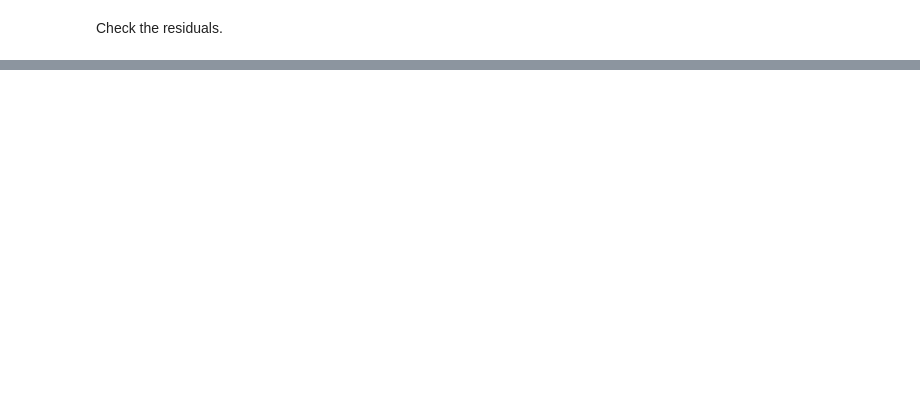
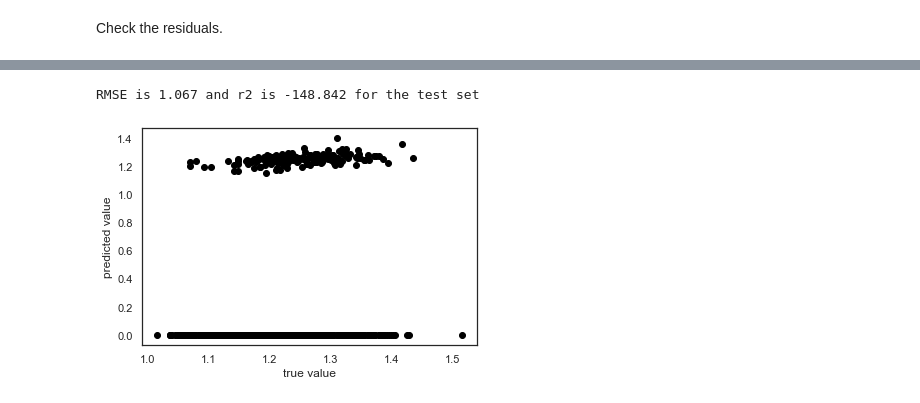
Before and after one commit to walkerkq/crochet_patterns, a Jupyter notebook: patterns.ipynb, the cells around one changed output, grey strips where cells are left out. Drawn from its saved outputs; the diff is of its cells as text; code cells hidden in the pictures; blank space fills up the shorter version.

```diff
--- a/patterns.ipynb
+++ b/patterns.ipynb
@@ -290,0 +329,16 @@ plt.plot(test_residuals['x'], test_residuals['y'], 'o');
+# %%
+import statsmodels.formula.api as smf
+pattern_details_clean.columns = [c.replace(' ', '_') for c in pattern_details_clean.columns]
+pattern_details_clean.columns = [c.replace('.', '_') for c in pattern_details_clean.columns]
+pattern_details_clean.columns = [c.replace('(', '') for c in pattern_details_clean.columns]
+pattern_details_clean.columns = [c.replace(')', '') for c in pattern_details_clean.columns]
+pattern_details_clean.columns
+
+# split
+train_data, test_data, train_response, test_response = train_test_split(pattern_details_clean,
+                                                                        pattern_details_clean['difficulty_average_transformed'],
+                                                                        test_size=0.2,
+                                                                        random_state=0)
+# %%
+formula = 'difficulty_average_transformed ~ ' + ' + '.join(train_data.drop('difficulty_average_transformed', axis = 1).columns)
+lm2 = smf.ols(formula = formula, data = train_data).fit()
@@ -290,0 +382,18 @@ plt.plot(test_residuals['x'], test_residuals['y'], 'o');
+# %%
+test_pred = lm2.predict(test_data.drop('difficulty_average_transformed', axis = 1))
+#test_pred = test_pred.dropna()
+test_pred[np.isnan(test_pred)] = 0
+#test_pred[test_pred < 0] = 0
+#test_pred[test_pred > 10] = 10
+test_rmse = mean_squared_error(test_response, test_pred)
+test_r2 = r2_score(test_response, test_pred)
+
+print('RMSE is {} and r2 is {} for the test set'.format(round(test_rmse,3), round(test_r2,3)))
+# %% [output]
+RMSE is 1.067 and r2 is -148.842 for the test set
+# %%
+plt.plot(test_response, test_pred, 'o', color = 'black')
+plt.xlabel('true value'),
+plt.ylabel('predicted value');
+# %% [output]
+[figure, added]
```
Also changed, not shown: parts of 35 cells of this notebook, 1 other file.
